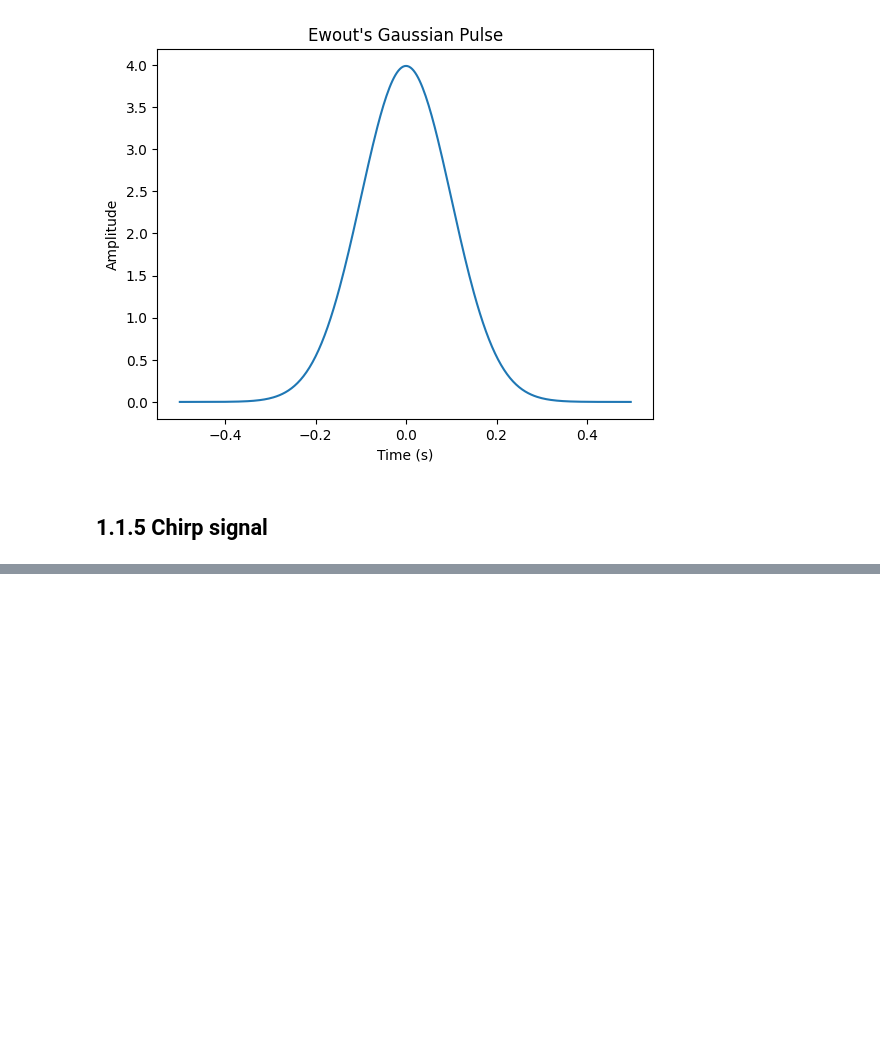
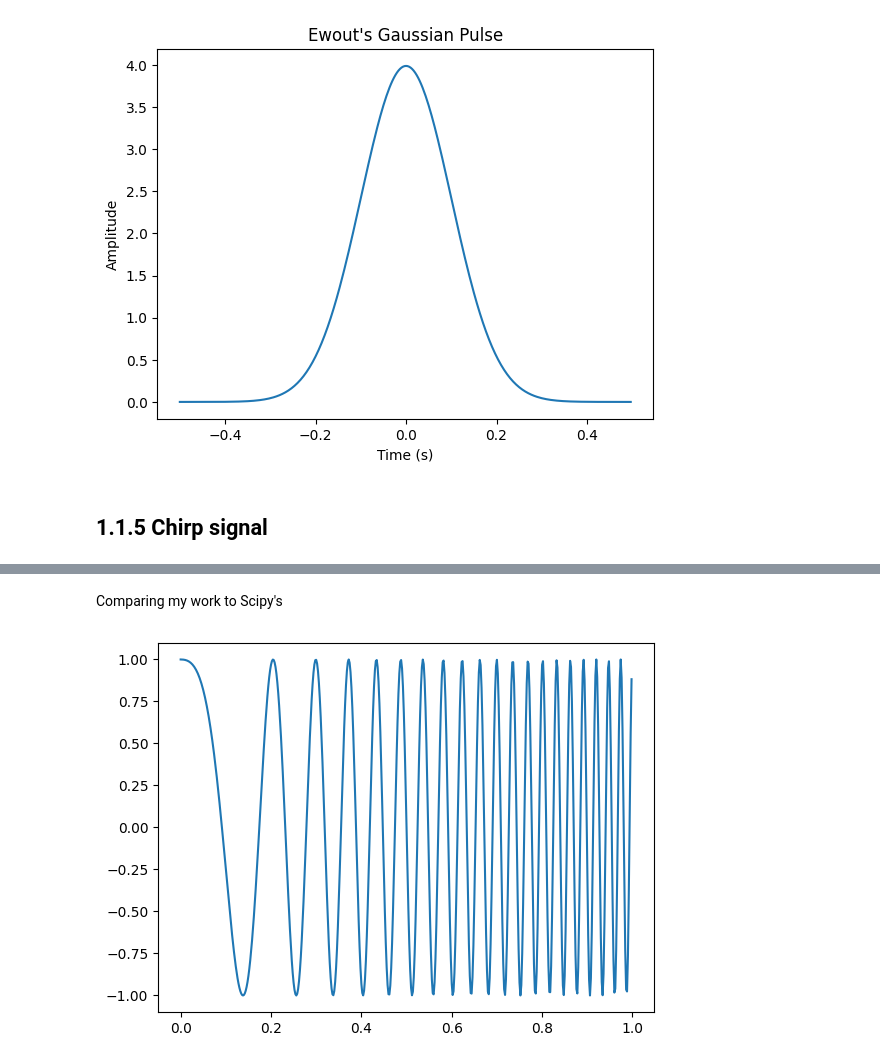
Before and after one commit to EwoutBergsma/Digital-Modulations-using-Python, a Jupyter notebook: 1 - Generating standard test signals.ipynb, the cells around one changed output, grey strips where cells are left out. Cells and saved outputs as stored; diff of their text form; code cells hidden in the pictures; blank space fills up the shorter version.

```diff
--- a/1 - Generating standard test signals.ipynb
+++ b/1 - Generating standard test signals.ipynb
@@ -161,0 +190,22 @@ plot_timeseries_data(time, pulse, 'Ewout\'s Gaussian Pulse', 'Time (s)', 'Amplit
+# %% [markdown]
+Comparing my work to Scipy's
+# %%
+from scipy.signal import chirp
+
+# Code from the book (I hate how the figure 1.5 does not correspond to the code directly above it)
+def chirp_demo():
+ """
+ Generating and plotting a chirp signal
+ """
+ import numpy as np
+ import matplotlib.pyplot as plt
+ from scipy.signal import chirp
+ fs = 500 # sampling frequency in Hz
+#  t =np.arange(start = 0, stop = 1,step = 1/fs) #total time base from 0 to 1 second
+ t = np.linspace(0, 1, int(fs * 1), endpoint=False)
+ g = chirp(t, f0=1, t1=0.5, f1=20, phi=0, method='linear')
+ plt.plot(t,g); plt.show()
+
+chirp_demo()
+# %% [output]
+[figure, added]
```
Also changed, not shown: parts of 7 cells of this notebook.
